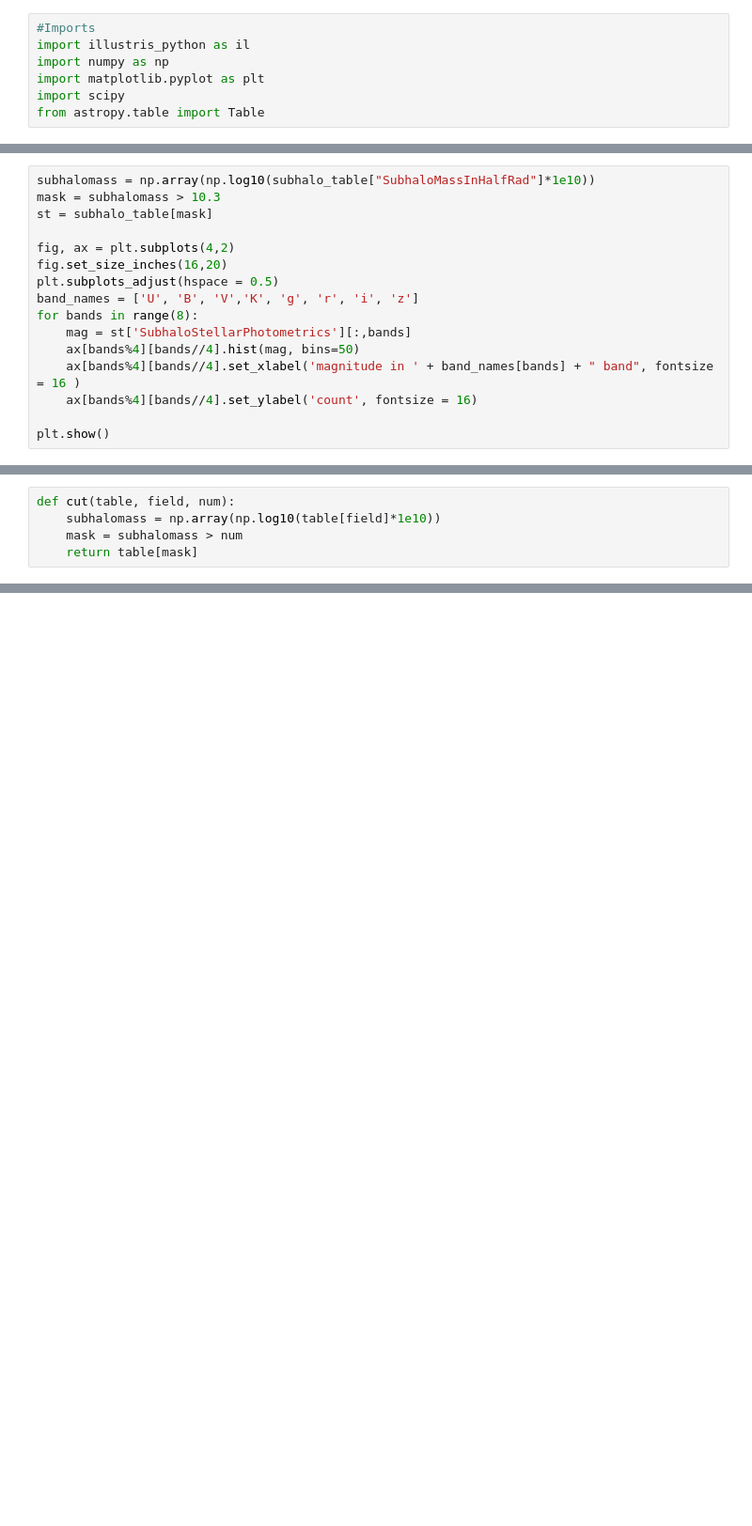
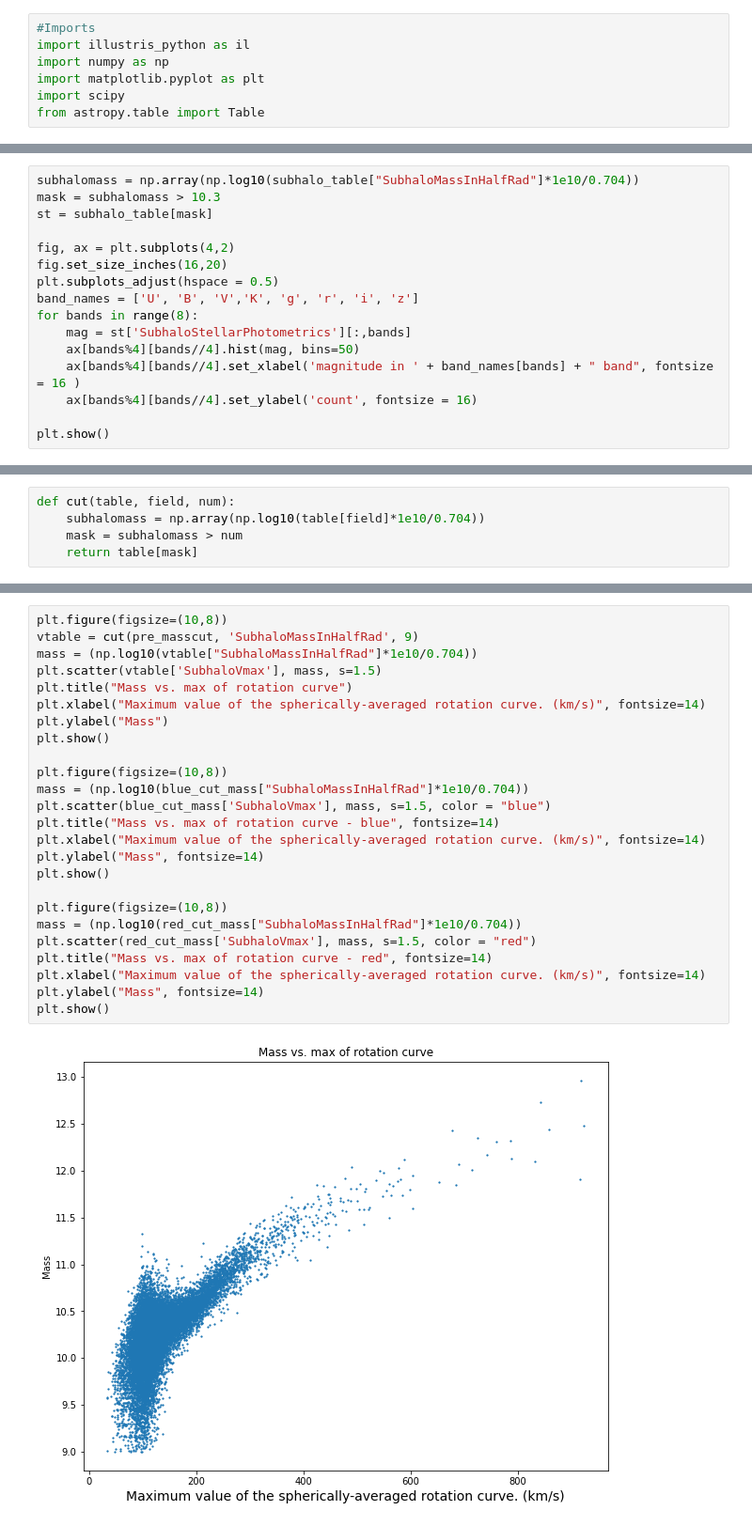
Before and after one commit to hereami321/IllustrisGalaxyAnalysis, a Jupyter notebook: Color Plots IllustrisTNG.ipynb, the cells around one changed output, grey strips where cells are left out. Shown: that part at 94% size. Saved outputs shown, nothing was run; the diff lists cells and outputs as text; blank space fills up the shorter version.

```diff
--- a/Color Plots IllustrisTNG.ipynb
+++ b/Color Plots IllustrisTNG.ipynb
@@ -130,5 +75,5 @@ Cut objects with mass less than 10^9 Msun.
 # %%
-subhalomass = np.array(np.log10(subhalo_table["SubhaloMassInHalfRad"]*1e10))
+subhalomass = np.array(np.log10(subhalo_table["SubhaloMassInHalfRad"]*1e10/0.704))
 mask = subhalomass > 10.3
 st = subhalo_table[mask]
 
@@ -190,5 +145,5 @@ def color_color(mag, r1, r2):
 # %%
 def cut(table, field, num):
-    subhalomass = np.array(np.log10(table[field]*1e10))
+    subhalomass = np.array(np.log10(table[field]*1e10/0.704))
     mask = subhalomass > num
     return table[mask]
@@ -194,0 +235,27 @@ def cut(table, field, num):
+# %%
+plt.figure(figsize=(10,8))
+vtable = cut(pre_masscut, 'SubhaloMassInHalfRad', 9)
+mass = (np.log10(vtable["SubhaloMassInHalfRad"]*1e10/0.704))
+plt.scatter(vtable['SubhaloVmax'], mass, s=1.5)
+plt.title("Mass vs. max of rotation curve")
+plt.xlabel("Maximum value of the spherically-averaged rotation curve. (km/s)", fontsize=14)
+plt.ylabel("Mass")
+plt.show()
+
+plt.figure(figsize=(10,8))
+mass = (np.log10(blue_cut_mass["SubhaloMassInHalfRad"]*1e10/0.704))
+plt.scatter(blue_cut_mass['SubhaloVmax'], mass, s=1.5, color = "blue")
+plt.title("Mass vs. max of rotation curve - blue", fontsize=14)
+plt.xlabel("Maximum value of the spherically-averaged rotation curve. (km/s)", fontsize=14)
+plt.ylabel("Mass", fontsize=14)
+plt.show()
+
+plt.figure(figsize=(10,8))
+mass = (np.log10(red_cut_mass["SubhaloMassInHalfRad"]*1e10/0.704))
+plt.scatter(red_cut_mass['SubhaloVmax'], mass, s=1.5, color = "red")
+plt.title("Mass vs. max of rotation curve - red", fontsize=14)
+plt.xlabel("Maximum value of the spherically-averaged rotation curve. (km/s)", fontsize=14)
+plt.ylabel("Mass", fontsize=14)
+plt.show()
+# %% [output]
+[figure, added]
```
Also changed, not shown: parts of 13 cells of this notebook, 1 other file.
